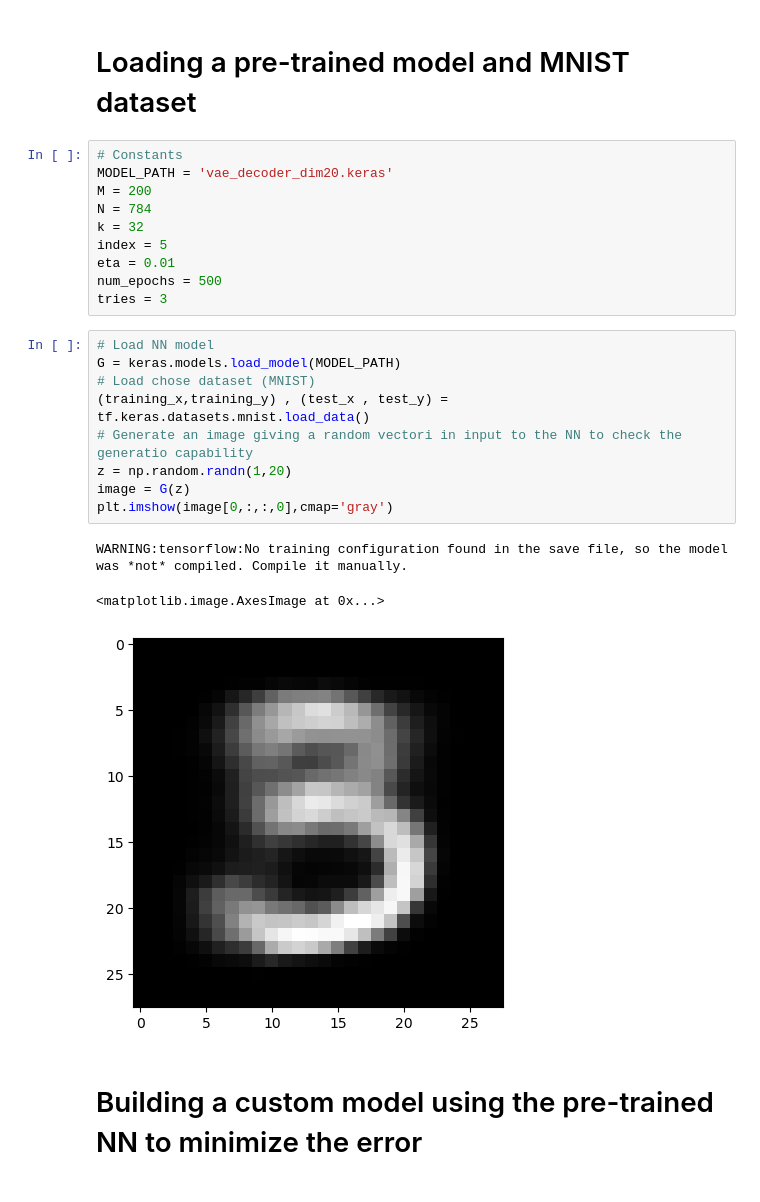
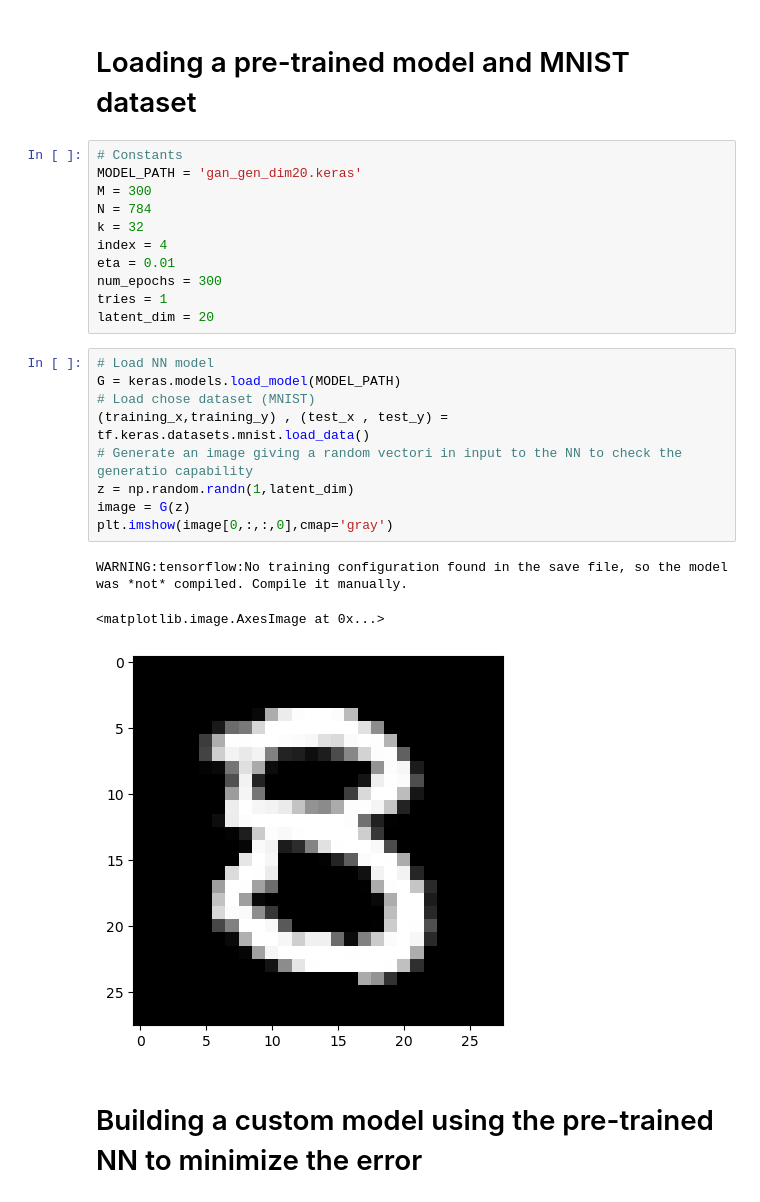
Before and after one commit to RenatoGallicola/Compressed-Sensing-using-Generative-Models, a Jupyter notebook: Compressed_sensing_with_generative_nn.ipynb, the cells around one changed output. Drawn from its saved outputs; the diff is of its cells as text.

```diff
--- a/Compressed_sensing_with_generative_nn.ipynb
+++ b/Compressed_sensing_with_generative_nn.ipynb
@@ -15,27 +15,28 @@ print(keras.__version__)
 # Loading a pre-trained model and MNIST dataset
 # %%
 # Constants
-MODEL_PATH = 'vae_decoder_dim20.keras'
-M = 200
+MODEL_PATH = 'gan_gen_dim20.keras'
+M = 300
 N = 784
 k = 32
-index = 5
+index = 4
 eta = 0.01
-num_epochs = 500
-tries = 3
+num_epochs = 300
+tries = 1
+latent_dim = 20
 # %%
 # Load NN model
 G = keras.models.load_model(MODEL_PATH)
 # Load chose dataset (MNIST)
 (training_x,training_y) , (test_x , test_y) = tf.keras.datasets.mnist.load_data()
 # Generate an image giving a random vectori in input to the NN to check the generatio capability
-z = np.random.randn(1,20)
+z = np.random.randn(1,latent_dim)
 image = G(z)
 plt.imshow(image[0,:,:,0],cmap='gray')
 # %% [output]
 WARNING:tensorflow:No training configuration found in the save file, so the model was *not* compiled. Compile it manually.
 <matplotlib.image.AxesImage at 0x...>
-[figure, old version]
+[figure, new version]
 # %% [markdown]
 # Building a custom model using the pre-trained NN to minimize the error
 # %%
```
Also changed, not shown: parts of 6 cells of this notebook, 1 other file.
